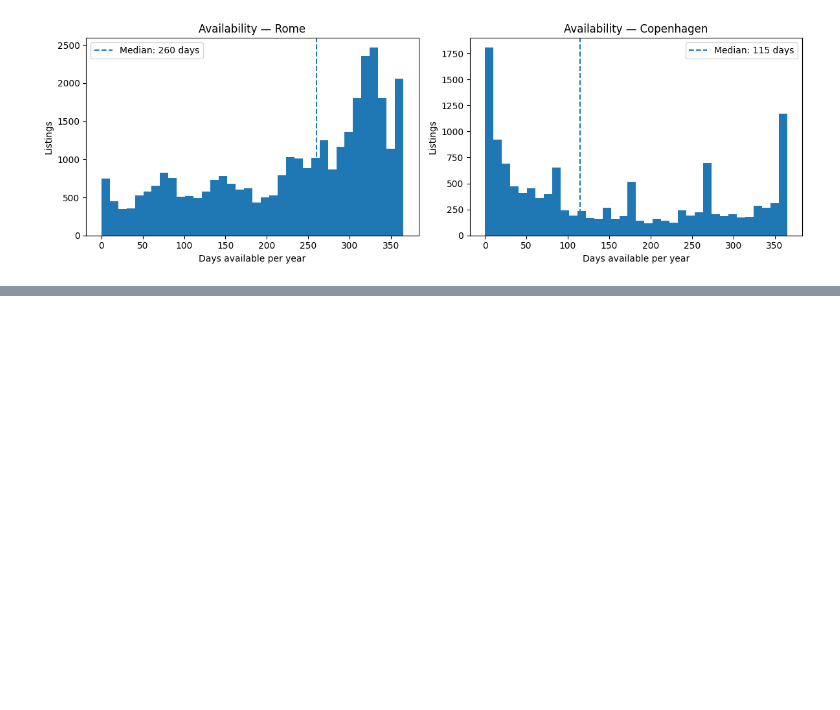
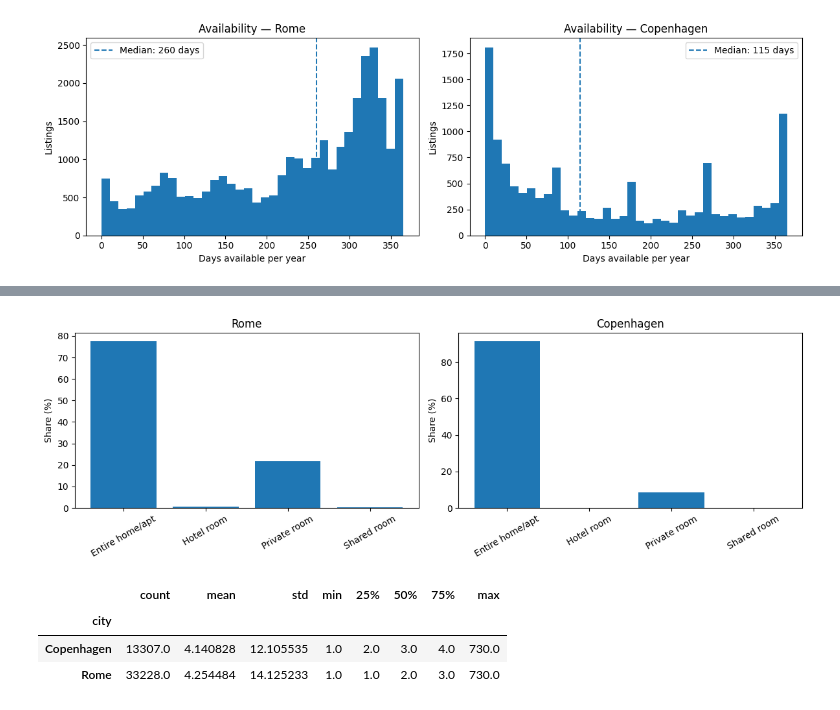
Before and after one commit to andreamammano89-maker/DataVisualisationPW_MESA, a Jupyter notebook: projectdv.ipynb, the cells around one changed output, grey strips where cells are left out. Drawn from its saved outputs; the diff is of its cells as text; code cells hidden in the pictures; blank space fills up the shorter version.

```diff
--- a/projectdv.ipynb
+++ b/projectdv.ipynb
@@ -1075,0 +1115,14 @@ Name: price, dtype: float64
+# %%
+room_share = (
+    df.groupby(["city", "room_type"])
+    .size()
+    .reset_index(name="count")
+)
+
+room_share["share"] = (
+    room_share.groupby("city")["count"]
+    .transform(lambda x: x / x.sum() * 100)
+    .round(1)
+)
+
+room_share
@@ -1075,0 +1139,20 @@ Name: price, dtype: float64
+# %%
+fig, axes = plt.subplots(1, 2, figsize=(12,4))
+
+for ax, city in zip(axes, df["city"].unique()):
+    subset = room_share[room_share["city"] == city]
+    ax.bar(subset["room_type"], subset["share"])
+    ax.set_title(f"{city}")
+    ax.set_ylabel("Share (%)")
+    ax.set_xticklabels(subset["room_type"], rotation=30)
+
+plt.tight_layout()
+# %% [output]
+[figure, added]
+# %%
+df.groupby("city")["minimum_nights"].describe()
+# %% [output]
+|  | count | mean | std | min | 25% | 50% | 75% | max |
+| city |  |  |  |  |  |  |  |  |
+| Copenhagen | 13307.0 | 4.140828 | 12.105535 | 1.0 | 2.0 | 3.0 | 4.0 | 730.0 |
+| Rome | 33228.0 | 4.254484 | 14.125233 | 1.0 | 1.0 | 2.0 | 3.0 | 730.0 |
```
Also changed, not shown: parts of 24 cells of this notebook.
